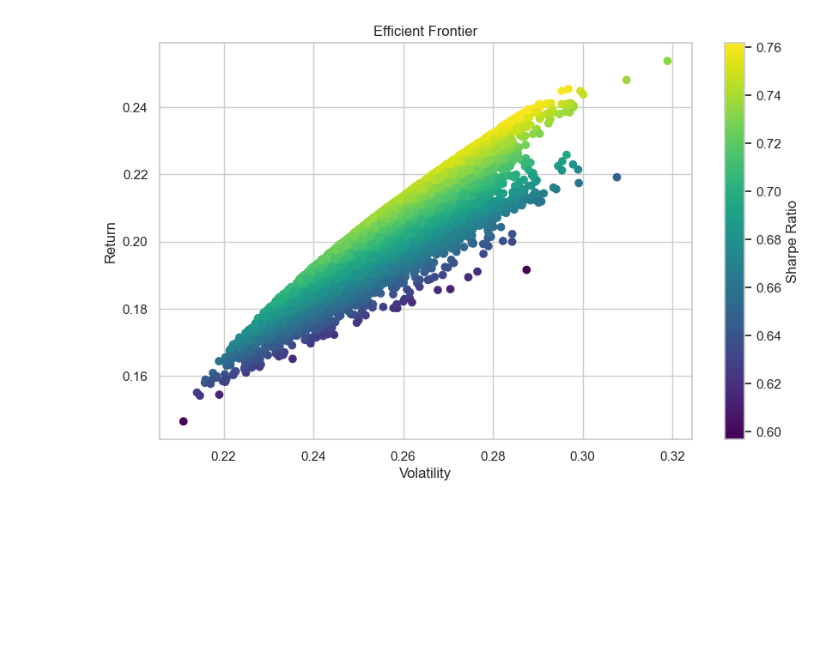
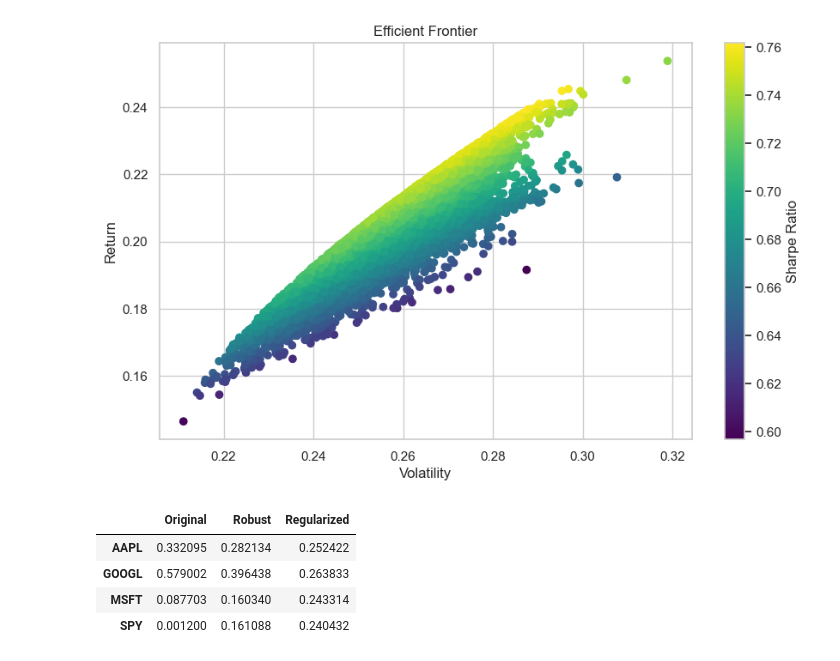
Before and after one commit to KartikMehra22/monte-carlo-portfolio-optimization, a Jupyter notebook: notebooks/portfolio_optimization.ipynb, the cells around one changed output. Saved outputs shown, nothing was run; the diff lists cells and outputs as text; code cells hidden in the pictures; blank space fills up the shorter version.

```diff
--- a/notebooks/portfolio_optimization.ipynb
+++ b/notebooks/portfolio_optimization.ipynb
@@ -768,3 +770,18 @@ plt.title("Efficient Frontier")
 plt.show()
 # %% [output]
 [figure]
+# %%
+# Portfolio Weight Tables
+weights_table = pd.DataFrame({
+    "Original": max_sharpe_port[mu.index],
+    "Robust": robust_portfolio[mu.index],
+    "Regularized": regularized_portfolio[mu.index]
+})
+
+weights_table
+# %% [output]
+|  | Original | Robust | Regularized |
+| AAPL | 0.332095 | 0.282134 | 0.252422 |
+| GOOGL | 0.579002 | 0.396438 | 0.263833 |
+| MSFT | 0.087703 | 0.160340 | 0.243314 |
+| SPY | 0.001200 | 0.161088 | 0.240432 |
```
Also changed, not shown: parts of 5 cells of this notebook.
